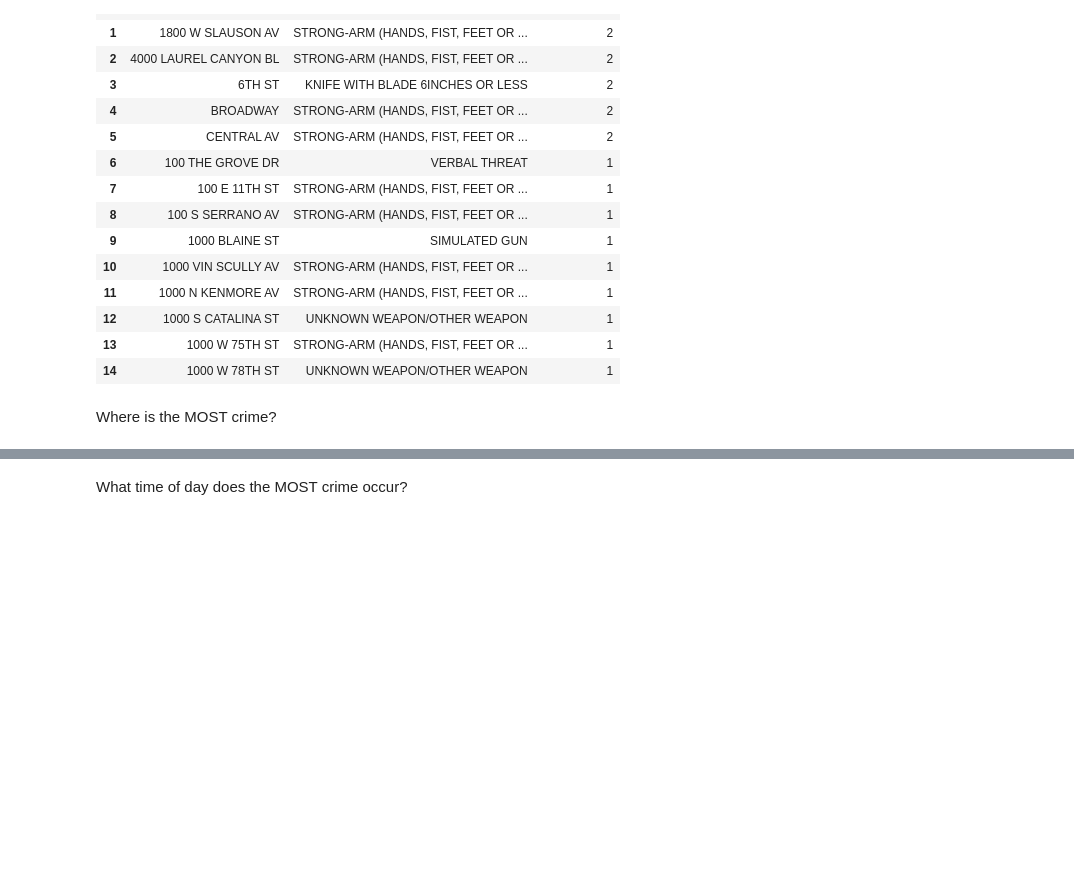
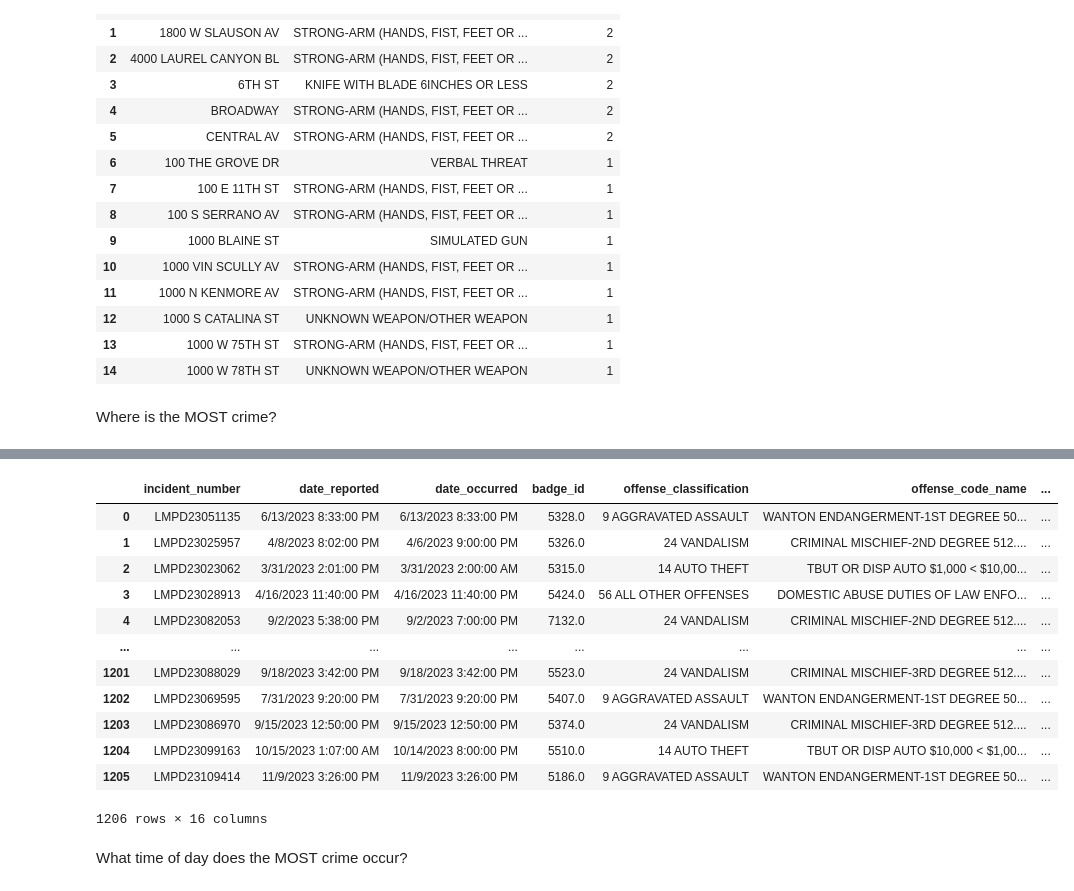
Before and after one commit to 2BLB/UBIAnalysis, a Jupyter notebook: notebooks/UBI_Analysis_notebook.ipynb, the cells around one changed output, grey strips where cells are left out. Saved outputs shown, nothing was run; the diff lists cells and outputs as text; code cells hidden in the pictures; blank space fills up the shorter version.

```diff
--- a/UBI_Analysis_notebook.ipynb
+++ b/notebooks/UBI_Analysis_notebook.ipynb
@@ -489,3 +460,24 @@ NameError: name 'pd' is not defined
+# %%
+pd.read_sql("""
+SELECT
+
+FROM local_crime
+GROUP BY BLOCK_ADDRESS;
+""", conn)
+# %% [output]
+|  | incident_number | date_reported | date_occurred | badge_id | offense_classification | offense_code_name | ... |
+| 0 | LMPD23051135 | 6/13/2023 8:33:00 PM | 6/13/2023 8:33:00 PM | 5328.0 | 9 AGGRAVATED ASSAULT | WANTON ENDANGERMENT-1ST DEGREE 50... | ... |
+| 1 | LMPD23025957 | 4/8/2023 8:02:00 PM | 4/6/2023 9:00:00 PM | 5326.0 | 24 VANDALISM | CRIMINAL MISCHIEF-2ND DEGREE 512.... | ... |
+| 2 | LMPD23023062 | 3/31/2023 2:01:00 PM | 3/31/2023 2:00:00 AM | 5315.0 | 14 AUTO THEFT | TBUT OR DISP AUTO $1,000 < $10,00... | ... |
+| 3 | LMPD23028913 | 4/16/2023 11:40:00 PM | 4/16/2023 11:40:00 PM | 5424.0 | 56 ALL OTHER OFFENSES | DOMESTIC ABUSE DUTIES OF LAW ENFO... | ... |
+| 4 | LMPD23082053 | 9/2/2023 5:38:00 PM | 9/2/2023 7:00:00 PM | 7132.0 | 24 VANDALISM | CRIMINAL MISCHIEF-2ND DEGREE 512.... | ... |
+| ... | ... | ... | ... | ... | ... | ... | ... |
+| 1201 | LMPD23088029 | 9/18/2023 3:42:00 PM | 9/18/2023 3:42:00 PM | 5523.0 | 24 VANDALISM | CRIMINAL MISCHIEF-3RD DEGREE 512.... | ... |
+| 1202 | LMPD23069595 | 7/31/2023 9:20:00 PM | 7/31/2023 9:20:00 PM | 5407.0 | 9 AGGRAVATED ASSAULT | WANTON ENDANGERMENT-1ST DEGREE 50... | ... |
+| 1203 | LMPD23086970 | 9/15/2023 12:50:00 PM | 9/15/2023 12:50:00 PM | 5374.0 | 24 VANDALISM | CRIMINAL MISCHIEF-3RD DEGREE 512.... | ... |
+| 1204 | LMPD23099163 | 10/15/2023 1:07:00 AM | 10/14/2023 8:00:00 PM | 5510.0 | 14 AUTO THEFT | TBUT OR DISP AUTO $10,000 < $1,00... | ... |
+| 1205 | LMPD23109414 | 11/9/2023 3:26:00 PM | 11/9/2023 3:26:00 PM | 5186.0 | 9 AGGRAVATED ASSAULT | WANTON ENDANGERMENT-1ST DEGREE 50... | ... |
+1206 rows × 16 columns
 # %% [markdown]
 What time of day does the MOST crime occur?
 # %%
```
Also changed, not shown: parts of 4 cells of this notebook, 10 other files.
